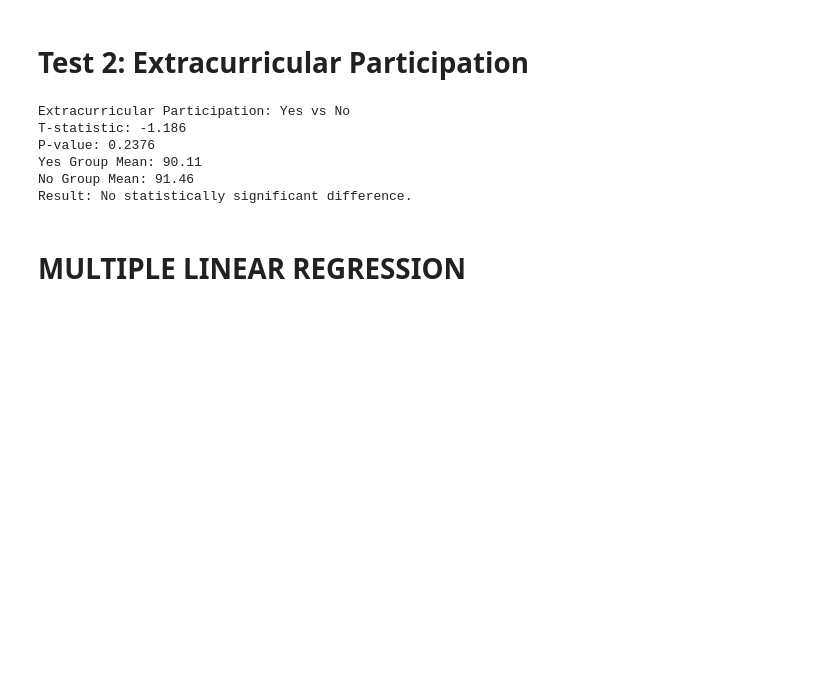
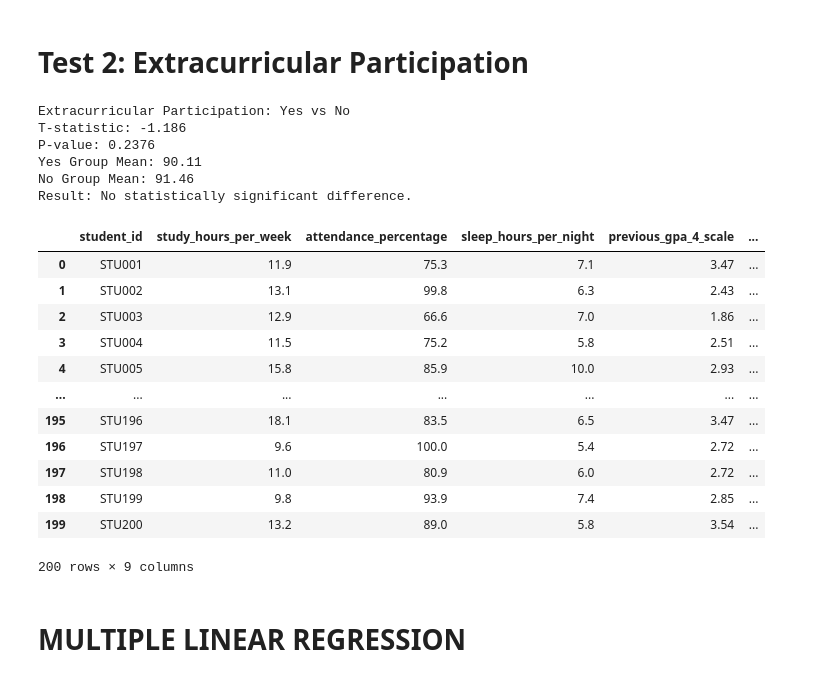
Before and after one commit to arfinmahmudshiblu/Statistical-Data-Analysis-Project, a Jupyter notebook: notebooks/Statistical_Data_Analysis.ipynb, the cells around one changed output. Saved outputs shown, nothing was run; the diff lists cells and outputs as text; code cells hidden in the pictures; blank space fills up the shorter version.

```diff
--- a/notebooks/Statistical_Data_Analysis.ipynb
+++ b/notebooks/Statistical_Data_Analysis.ipynb
@@ -818,6 +818,22 @@ P-value: 0.2376
 Yes Group Mean: 90.11
 No Group Mean: 91.46
 Result: No statistically significant difference.
+# %%
+df
+# %% [output]
+|  | student_id | study_hours_per_week | attendance_percentage | sleep_hours_per_night | previous_gpa_4_scale | ... |
+| 0 | STU001 | 11.9 | 75.3 | 7.1 | 3.47 | ... |
+| 1 | STU002 | 13.1 | 99.8 | 6.3 | 2.43 | ... |
+| 2 | STU003 | 12.9 | 66.6 | 7.0 | 1.86 | ... |
+| 3 | STU004 | 11.5 | 75.2 | 5.8 | 2.51 | ... |
+| 4 | STU005 | 15.8 | 85.9 | 10.0 | 2.93 | ... |
+| ... | ... | ... | ... | ... | ... | ... |
+| 195 | STU196 | 18.1 | 83.5 | 6.5 | 3.47 | ... |
+| 196 | STU197 | 9.6 | 100.0 | 5.4 | 2.72 | ... |
+| 197 | STU198 | 11.0 | 80.9 | 6.0 | 2.72 | ... |
+| 198 | STU199 | 9.8 | 93.9 | 7.4 | 2.85 | ... |
+| 199 | STU200 | 13.2 | 89.0 | 5.8 | 3.54 | ... |
+200 rows × 9 columns
 # %% [markdown]
 # MULTIPLE LINEAR REGRESSION
 # %%
```
Also changed, not shown: 2 other files.
